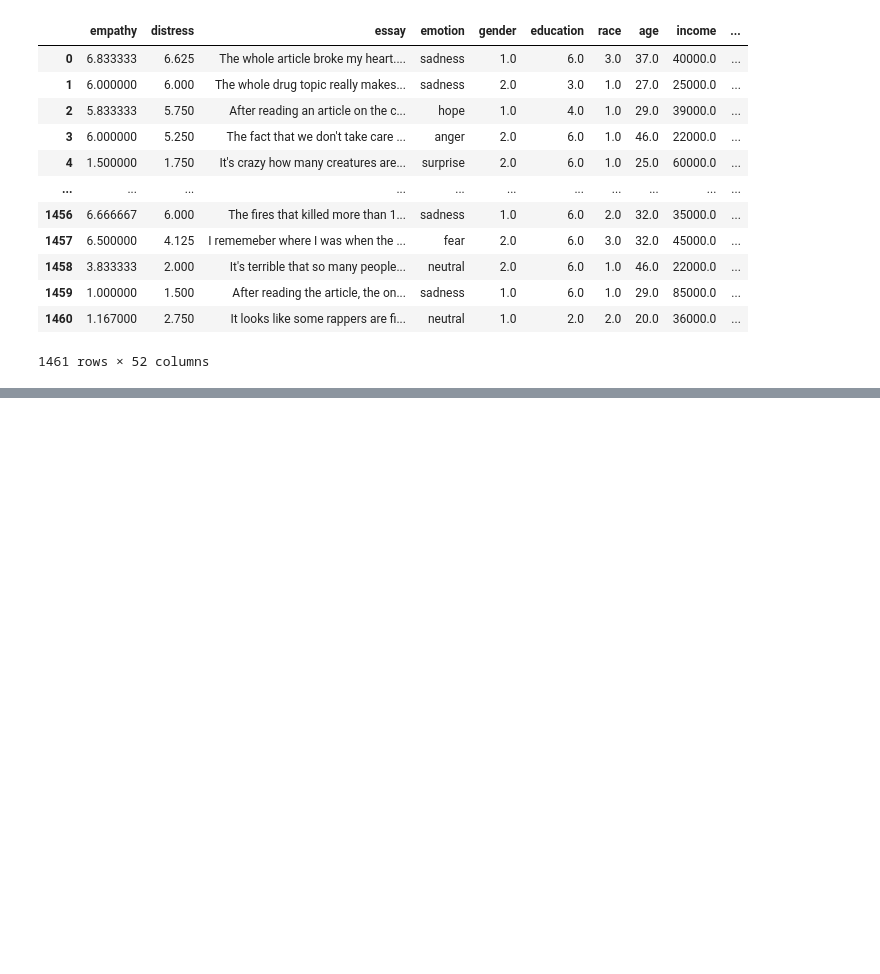
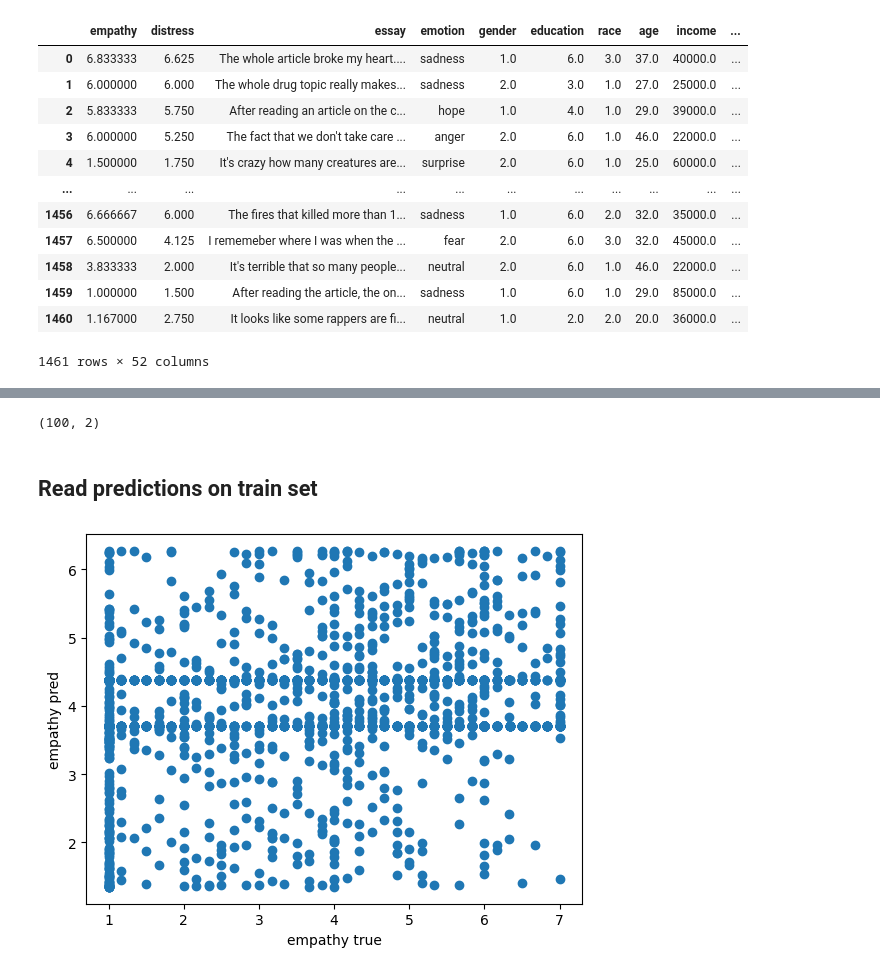
Before and after one commit to HLT-Ghisolfi-Leuzzi-Testa/WASSA-2023, a Jupyter notebook: split_data_for_empathy_dis.ipynb, the cells around one changed output, grey strips where cells are left out. Drawn from its saved outputs; the diff is of its cells as text; code cells hidden in the pictures; blank space fills up the shorter version.

Commit message:
data for empathy

```diff
--- a/split_data_for_empathy_dis.ipynb
+++ b/split_data_for_empathy_dis.ipynb
@@ -70,0 +83,34 @@ int_val
+# %%
+test_pred = np.mean([pred_split0, pred_split1, pred_split2], axis=0)
+test_pred.shape
+# %% [output]
+(100, 2)
+# %% [markdown]
+## Read predictions on train set
+# %%
+split0_pred = pd.read_csv("./empathy_pred/predictions_split0.tsv", sep='\t', names=['empathy', 'distress'])
+split1_pred = pd.read_csv("./empathy_pred/predictions_split1.tsv", sep='\t', names=['empathy', 'distress'])
+split2_pred = pd.read_csv("./empathy_pred/predictions_split2.tsv", sep='\t', names=['empathy', 'distress'])
+# %%
+data_split0 = pd.read_csv("./dataset_empathy/test_split0.tsv", sep='\t')
+data_split1 = pd.read_csv("./dataset_empathy/test_split1.tsv", sep='\t')
+data_split2 = pd.read_csv("./dataset_empathy/test_split2.tsv", sep='\t')
+# %%
+data_split0['empathy_pred'] = split0_pred['empathy']
+data_split0['distress_pred'] = split0_pred['distress']
+
+data_split1['empathy_pred'] = split1_pred['empathy']
+data_split1['distress_pred'] = split1_pred['distress']
+
+data_split2['empathy_pred'] = split2_pred['empathy']
+data_split2['empathy_pred'] = split2_pred['empathy']
+
+new_data = pd.concat([data_split0, data_split1, data_split2])
+# %%
+# plot empathy true vs empathy pred
+plt.scatter(new_data['empathy'], new_data['empathy_pred'])
+plt.xlabel('empathy true')
+plt.ylabel('empathy pred')
+plt.show()
+# %% [output]
+[figure, added]
```
Also changed, not shown: parts of 13 cells of this notebook, 26 other files.
